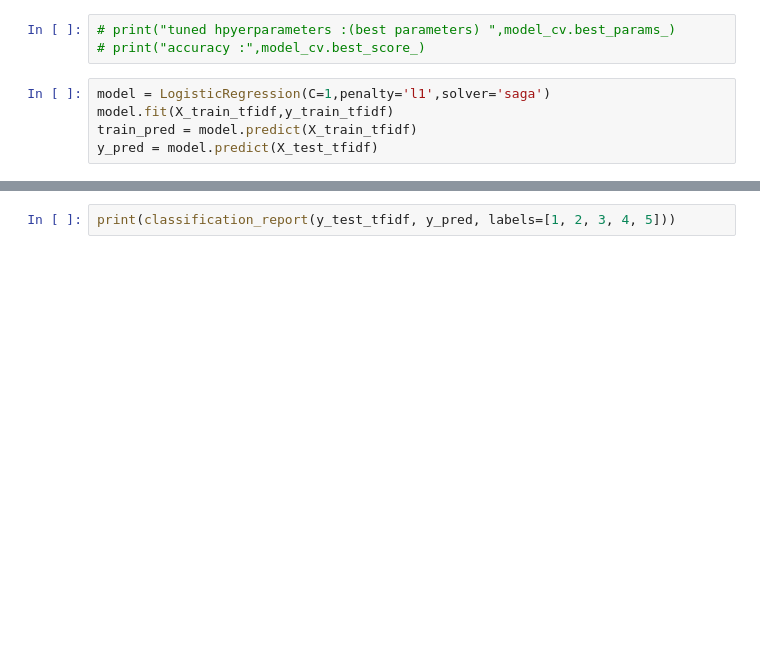
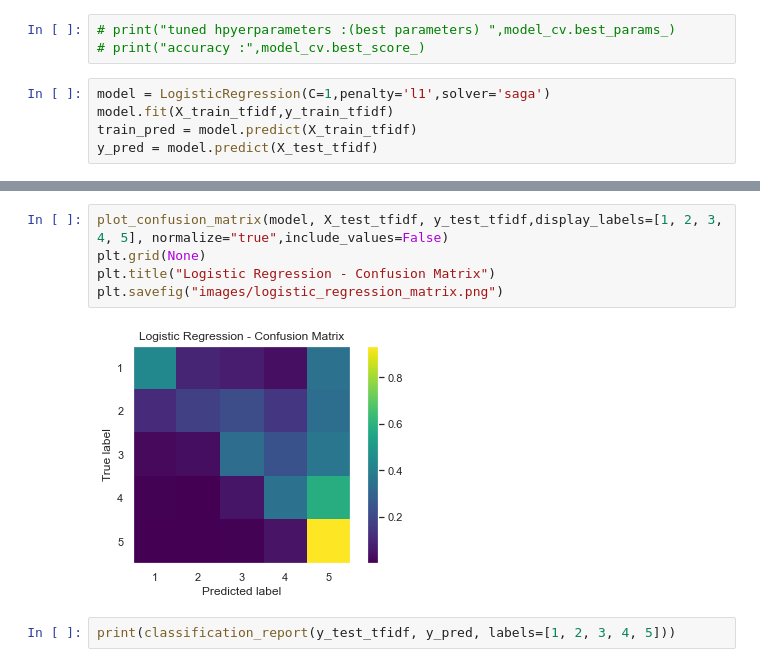
Before and after one commit to nehelmalhotra/Amazon-Music-Reviews, a Jupyter notebook: Amazon_Music_Reviews.ipynb, the cells around one changed output, grey strips where cells are left out. Saved outputs shown, nothing was run; the diff lists cells and outputs as text; blank space fills up the shorter version.

```diff
--- a/Amazon_Music_Reviews.ipynb
+++ b/Amazon_Music_Reviews.ipynb
@@ -367,3 +376,10 @@ y_pred = model.predict(X_test_tfidf)
+# %%
+plot_confusion_matrix(model, X_test_tfidf, y_test_tfidf,display_labels=[1, 2, 3, 4, 5], normalize="true",include_values=False)
+plt.grid(None)
+plt.title("Logistic Regression - Confusion Matrix")
+plt.savefig("images/logistic_regression_matrix.png")
+# %% [output]
+[figure, added]
 # %%
 print(classification_report(y_test_tfidf, y_pred, labels=[1, 2, 3, 4, 5]))
 # %% [output]
```
Also changed, not shown: parts of 8 cells of this notebook, 2 other files.
